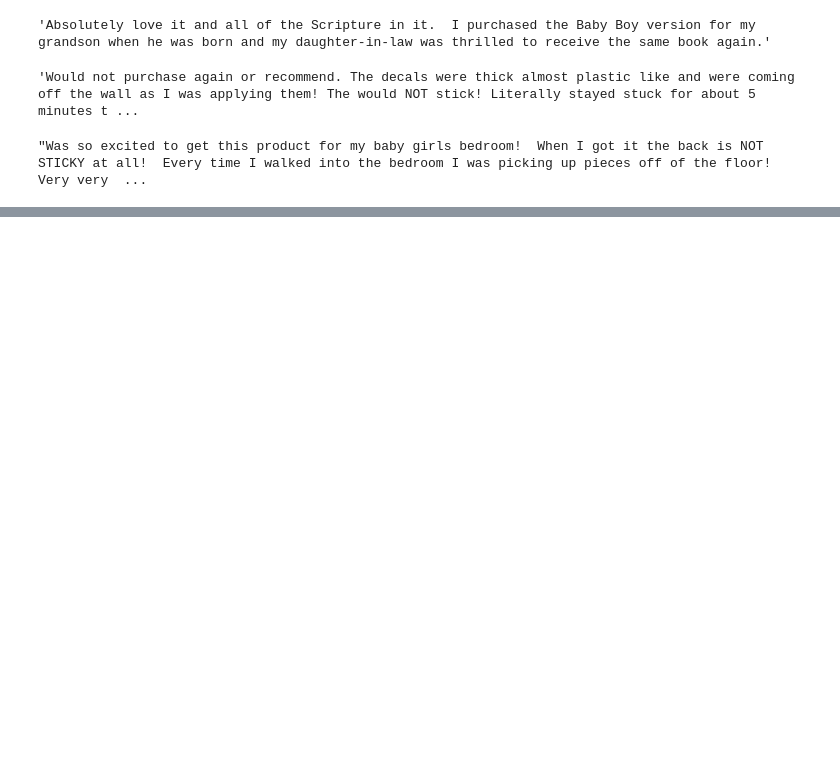
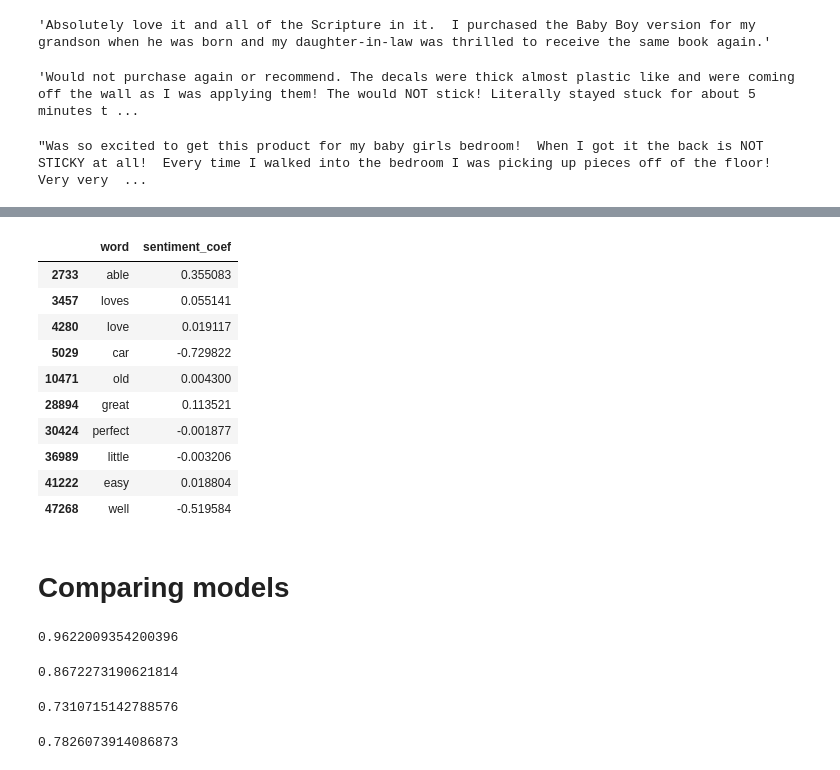
Before and after one commit to liangste/MOOC, a Jupyter notebook: UW_MachineLearning_Classification/week1/assignment.ipynb, the cells around one changed output, grey strips where cells are left out. Cells and saved outputs as stored; diff of their text form; code cells hidden in the pictures; blank space fills up the shorter version.

```diff
--- a/UW_MachineLearning_Classification/week1/assignment.ipynb
+++ b/UW_MachineLearning_Classification/week1/assignment.ipynb
@@ -116,0 +262,74 @@ print(scores)
+# %%
+positive_words = words_evaluated[words_evaluated['coef'] >= 0].sort_values(by='coef', ascending=False)
+
+all_words_evaluated = pd.DataFrame()
+all_words_evaluated['word'] = (vectorizer.vocabulary_.keys())
+all_words_evaluated['sentiment_coef'] = sentiment_model.coef_[0]
+# %%
+###
+### Wrong answer here, positive worlds in the simple model should also be positive in sentimel_model
+###
+
+all_words_evaluated[all_words_evaluated['word'].isin(positive_words['word'])]
+# %% [output]
+|  | word | sentiment_coef |
+| 2733 | able | 0.355083 |
+| 3457 | loves | 0.055141 |
+| 4280 | love | 0.019117 |
+| 5029 | car | -0.729822 |
+| 10471 | old | 0.004300 |
+| 28894 | great | 0.113521 |
+| 30424 | perfect | -0.001877 |
+| 36989 | little | -0.003206 |
+| 41222 | easy | 0.018804 |
+| 47268 | well | -0.519584 |
+# %% [markdown]
+# Comparing models
+# %%
+train_data['sentiment'] = train_data['rating'].apply(lambda rating : +1 if rating > 3 else -1)
+train_data['predictions'] = sentiment_model.decision_function(train_matrix)
+
+total_n = len(train_data)
+tp = len(train_data[(train_data['sentiment'] == 1) & (train_data['predictions'] > 0.)])
+tn = len(train_data[(train_data['sentiment'] == -1) & (train_data['predictions'] < 0.)])
+accuracy = (tp + tn) / total_n
+accuracy
+# %% [output]
+0.9622009354200396
+# %%
+train_data['sentiment'] = train_data['rating'].apply(lambda rating : +1 if rating > 3 else -1)
+train_data['predictions'] = simple_model.decision_function(train_matrix_word_subset)
+
+total_n = len(train_data)
+tp = len(train_data[(train_data['sentiment'] == 1) & (train_data['predictions'] > 0.)])
+tn = len(train_data[(train_data['sentiment'] == -1) & (train_data['predictions'] < 0.)])
+accuracy = (tp + tn) / total_n
+accuracy
+# %% [output]
+0.8672273190621814
+# %%
+###
+### Wrong answer here, sentiment model should still have higher accuracy
+###
+
+test_data['sentiment'] = test_data['rating'].apply(lambda rating : +1 if rating > 3 else -1)
+test_data['predictions'] = sentiment_model.decision_function(test_matrix)
+
+total_n = len(test_data)
+tp = len(test_data[(train_data['sentiment'] == 1) & (test_data['predictions'] > 0.)])
+tn = len(test_data[(train_data['sentiment'] == -1) & (test_data['predictions'] < 0.)])
+accuracy = (tp + tn) / total_n
+accuracy
+# %% [output]
+0.7310715142788576
+# %%
+test_data['sentiment'] = test_data['rating'].apply(lambda rating : +1 if rating > 3 else -1)
+test_data['predictions'] = simple_model.decision_function(test_matrix_word_subset)
+
+total_n = len(test_data)
+tp = len(test_data[(train_data['sentiment'] == 1) & (test_data['predictions'] > 0.)])
+tn = len(test_data[(train_data['sentiment'] == -1) & (test_data['predictions'] < 0.)])
+accuracy = (tp + tn) / total_n
+accuracy
+# %% [output]
+0.7826073914086873
```
Also changed, not shown: parts of 39 cells of this notebook, 9 other files.
